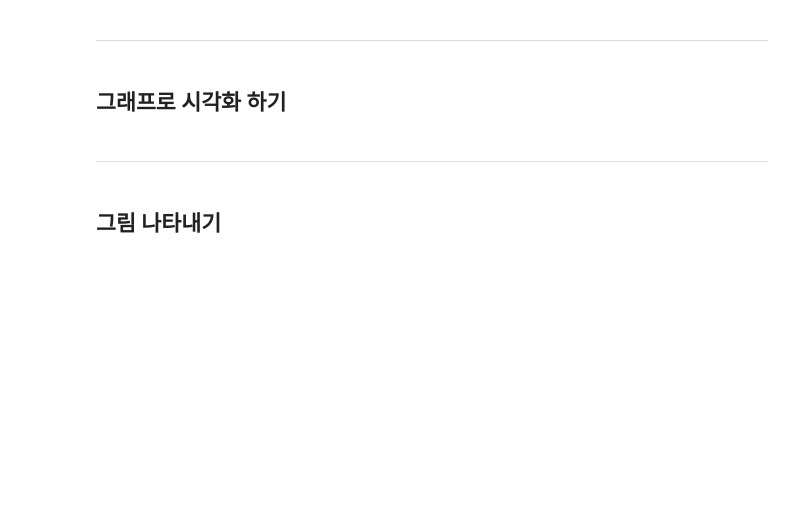
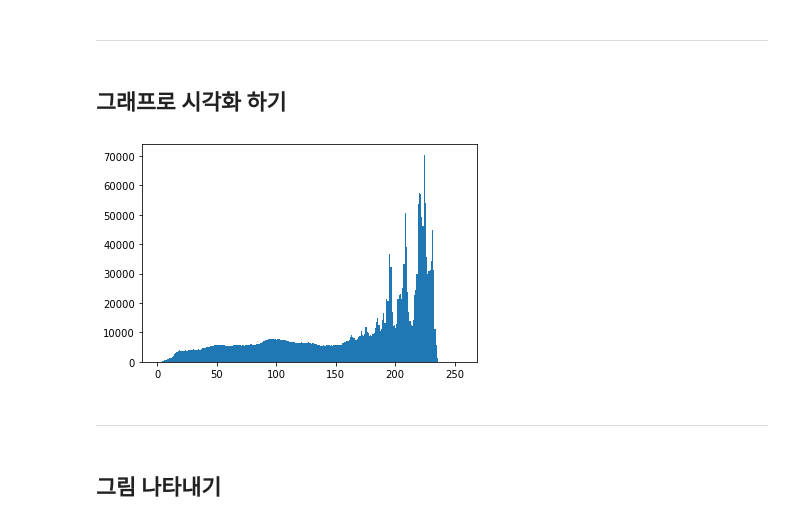
Before and after one commit to ollpp/prac_deeplearning, a Jupyter notebook: 개념/Part1) 인공지능에 대한 개념과 준비/실습코드/12. 인공지능 개발 준비 - 07~08. 시각화 기초(이미지).ipynb, the cells around one changed output. Saved outputs shown, nothing was run; the diff lists cells and outputs as text; code cells hidden in the pictures; blank space fills up the shorter version.

```diff
--- a/개념/Part1) 인공지능에 대한 개념과 준비/실습코드/12. 인공지능 개발 준비 - 07~08. 시각화 기초(이미지).ipynb
+++ b/개념/Part1) 인공지능에 대한 개념과 준비/실습코드/12. 인공지능 개발 준비 - 07~08. 시각화 기초(이미지).ipynb
@@ -11,6 +14,11 @@ import matplotlib.pyplot as plt
 ## 이미지 파일 열기
 # %% [markdown]
 opencv로도 열수 있지만, shape 순서가 바뀔 때도 있어서 PIL로 여는 것을 개인적으로 선호
+# %%
+path = 'source/dog.jpg'
+
+image_pil = Image.open(path)
+image = np.array(image_pil)
 # %% [markdown]
 ---
 # %% [markdown]
@@ -21,6 +38,11 @@ opencv로도 열수 있지만, shape 순서가 바뀔 때도 있어서 PIL로
 ___
 # %% [markdown]
 ## 그래프로 시각화 하기
+# %%
+plt.hist(image.ravel(), 256, [0, 256])
+plt.show()
+# %% [output]
+[figure, added]
 # %% [markdown]
 ---
 # %% [markdown]
```
Also changed, not shown: parts of 23 cells of this notebook.
